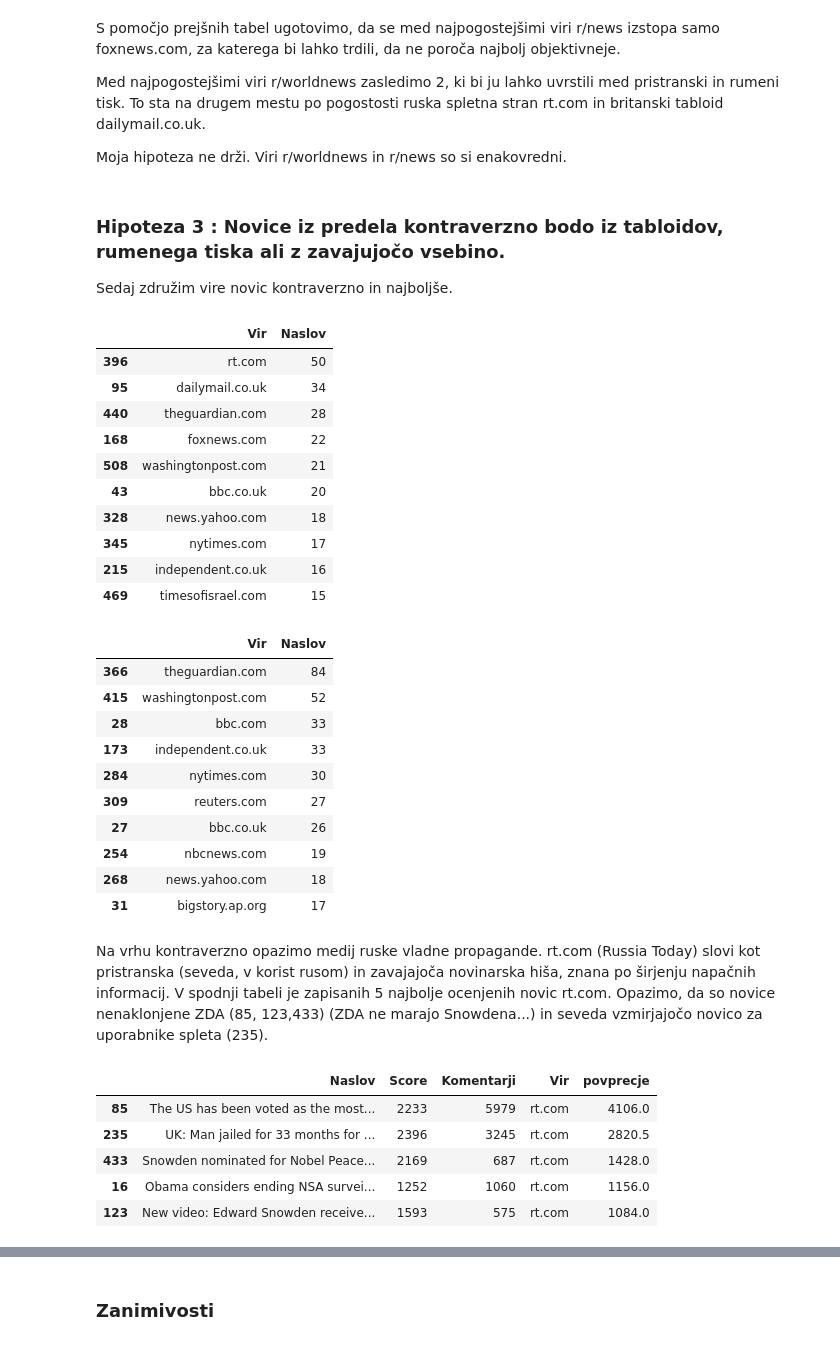
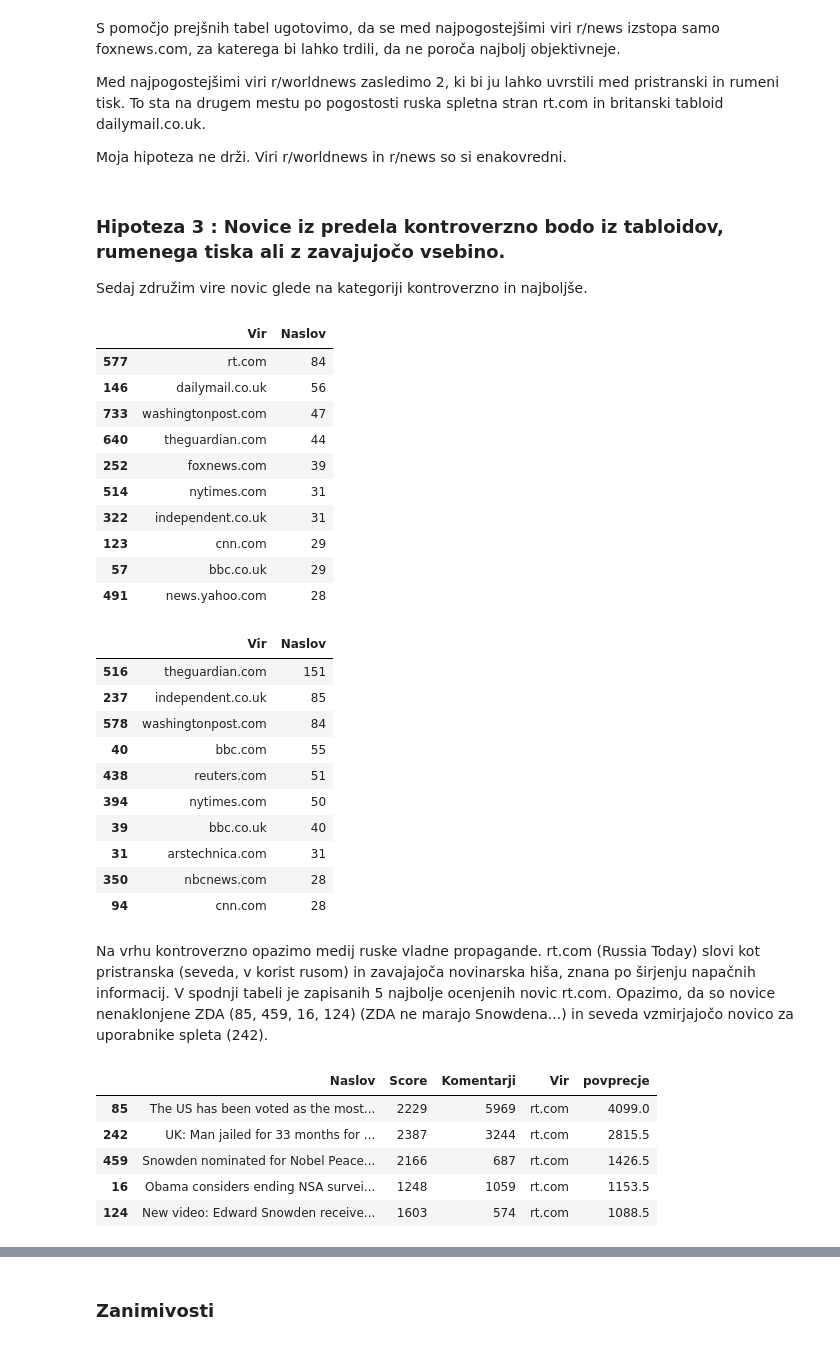
Before and after one commit to julijatominc/novice-Reddit, a Jupyter notebook: Analiza_novic.ipynb, the cells around one changed output, grey strips where cells are left out. Drawn from its saved outputs; the diff is of its cells as text; code cells hidden in the pictures.

Commit message:
Dodaj vsebino, popravi grafe

```diff
--- a/Analiza_novic.ipynb
+++ b/Analiza_novic.ipynb
@@ -102,56 +136,60 @@ Med najpogostejšimi viri r/worldnews zasledimo 2, ki bi ju lahko uvrstili med p
 
 Moja hipoteza ne drži. Viri r/worldnews in r/news so si enakovredni.
 # %% [markdown]
-### Hipoteza 3 : Novice iz predela kontraverzno bodo iz tabloidov, rumenega tiska ali z zavajujočo vsebino.
-Sedaj združim vire novic kontraverzno in najboljše.
+### Hipoteza 3 : Novice iz predela kontroverzno bodo iz tabloidov, rumenega tiska ali z zavajujočo vsebino.
+Sedaj združim vire novic glede na kategoriji kontroverzno in najboljše.
 # %%
-novice_kontraverzno=pd.concat([wnews_con,news_con])
+novice_kontroverzno=pd.concat([wnews_con,news_con])
 novice_najboljse=pd.concat([wnews_top,news_top])
-novice_kontraverzno_viri=pd.concat([wnews_con,news_con]).groupby(by='Vir',as_index=False).count()
-novice_najboljse_viri=pd.concat([wnews_top,news_top]).groupby(by='Vir',as_index=False).count()
-novice_kontraverzno['povprecje']=(novice_kontraverzno.Komentarji+novice_kontraverzno.Score)/2
+#preštejem naslove posameznega vira
+novice_kontroverzno_viri=novice_kontroverzno.groupby(by='Vir',as_index=False).count()
+novice_najboljse_viri=novice_najboljse.groupby(by='Vir',as_index=False).count()
+#nov stolpec, ki je povprečje komentarjev in ocene
+novice_kontroverzno['povprecje']=(novice_kontroverzno.Komentarji+novice_kontroverzno.Score)/2
 novice_najboljse['povprecje']=(novice_najboljse.Komentarji+novice_najboljse.Score)/2
 # %%
-naj10_con=novice_kontraverzno_viri[['Vir','Naslov']].sort_values(by='Naslov',ascending=False).head(n=10)
+#10 najpogostejših virov kategorije kotraverzno
+naj10_con=novice_kontroverzno_viri[['Vir','Naslov']].sort_values(by='Naslov',ascending=False).head(n=10)
 naj10_con
 # %% [output]
 |  | Vir | Naslov |
-| 396 | rt.com | 50 |
-| 95 | dailymail.co.uk | 34 |
-| 440 | theguardian.com | 28 |
-| 168 | foxnews.com | 22 |
-| 508 | washingtonpost.com | 21 |
-| 43 | bbc.co.uk | 20 |
-| 328 | news.yahoo.com | 18 |
-| 345 | nytimes.com | 17 |
-| 215 | independent.co.uk | 16 |
-| 469 | timesofisrael.com | 15 |
+| 577 | rt.com | 84 |
+| 146 | dailymail.co.uk | 56 |
+| 733 | washingtonpost.com | 47 |
+| 640 | theguardian.com | 44 |
+| 252 | foxnews.com | 39 |
+| 514 | nytimes.com | 31 |
+| 322 | independent.co.uk | 31 |
+| 123 | cnn.com | 29 |
+| 57 | bbc.co.uk | 29 |
+| 491 | news.yahoo.com | 28 |
 # %%
+#10 najpogostejših virov kategorije najboljše
 naj10_top=novice_najboljse_viri[['Vir','Naslov']].sort_values(by='Naslov',ascending=False).head(n=10)
 naj10_top
 # %% [output]
 |  | Vir | Naslov |
-| 366 | theguardian.com | 84 |
-| 415 | washingtonpost.com | 52 |
-| 28 | bbc.com | 33 |
-| 173 | independent.co.uk | 33 |
-| 284 | nytimes.com | 30 |
-| 309 | reuters.com | 27 |
-| 27 | bbc.co.uk | 26 |
-| 254 | nbcnews.com | 19 |
-| 268 | news.yahoo.com | 18 |
-| 31 | bigstory.ap.org | 17 |
+| 516 | theguardian.com | 151 |
+| 237 | independent.co.uk | 85 |
+| 578 | washingtonpost.com | 84 |
+| 40 | bbc.com | 55 |
+| 438 | reuters.com | 51 |
+| 394 | nytimes.com | 50 |
+| 39 | bbc.co.uk | 40 |
+| 31 | arstechnica.com | 31 |
+| 350 | nbcnews.com | 28 |
+| 94 | cnn.com | 28 |
 # %% [markdown]
-Na vrhu kontraverzno opazimo medij ruske vladne propagande. rt.com (Russia Today) slovi
+Na vrhu kontroverzno opazimo medij ruske vladne propagande. rt.com (Russia Today) slovi
 kot pristranska (seveda, v korist rusom) in zavajajoča novinarska hiša, znana po širjenju napačnih informacij.
-V spodnji tabeli je zapisanih 5 najbolje ocenjenih novic rt.com. Opazimo, da so novice nenaklonjene ZDA (85, 123,433) (ZDA ne marajo Snowdena...) in seveda vzmirjajočo novico za uporabnike spleta (235).
+V spodnji tabeli je zapisanih 5 najbolje ocenjenih novic rt.com. Opazimo, da so novice nenaklonjene ZDA (85, 459, 16, 124) (ZDA ne marajo Snowdena...) in seveda vzmirjajočo novico za uporabnike spleta (242).
 # %%
-novice_kontraverzno[novice_kontraverzno['Vir'] =='rt.com'].sort_values('povprecje', ascending=False).head()
+novice_kontroverzno[novice_kontroverzno['Vir'] =='rt.com'].sort_values('povprecje', ascending=False).head()
 # %% [output]
 |  | Naslov | Score | Komentarji | Vir | povprecje |
-| 85 | The US has been voted as the most... | 2233 | 5979 | rt.com | 4106.0 |
-| 235 | UK: Man jailed for 33 months for ... | 2396 | 3245 | rt.com | 2820.5 |
-| 433 | Snowden nominated for Nobel Peace... | 2169 | 687 | rt.com | 1428.0 |
-| 16 | Obama considers ending NSA survei... | 1252 | 1060 | rt.com | 1156.0 |
-| 123 | New video: Edward Snowden receive... | 1593 | 575 | rt.com | 1084.0 |
+| 85 | The US has been voted as the most... | 2229 | 5969 | rt.com | 4099.0 |
+| 242 | UK: Man jailed for 33 months for ... | 2387 | 3244 | rt.com | 2815.5 |
+| 459 | Snowden nominated for Nobel Peace... | 2166 | 687 | rt.com | 1426.5 |
+| 16 | Obama considers ending NSA survei... | 1248 | 1059 | rt.com | 1153.5 |
+| 124 | New video: Edward Snowden receive... | 1603 | 574 | rt.com | 1088.5 |
 # %% [markdown]
```
Also changed, not shown: parts of 93 cells of this notebook, 5 other files.
